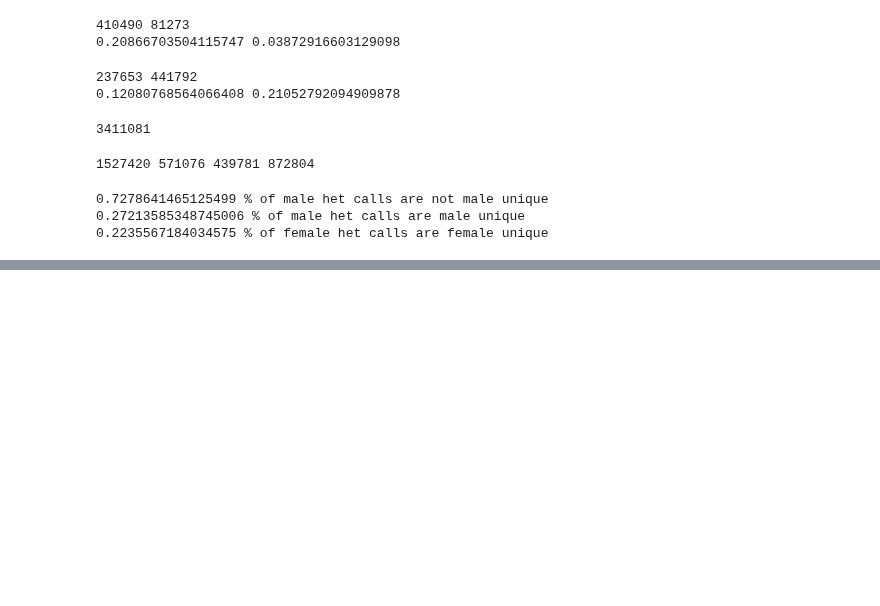
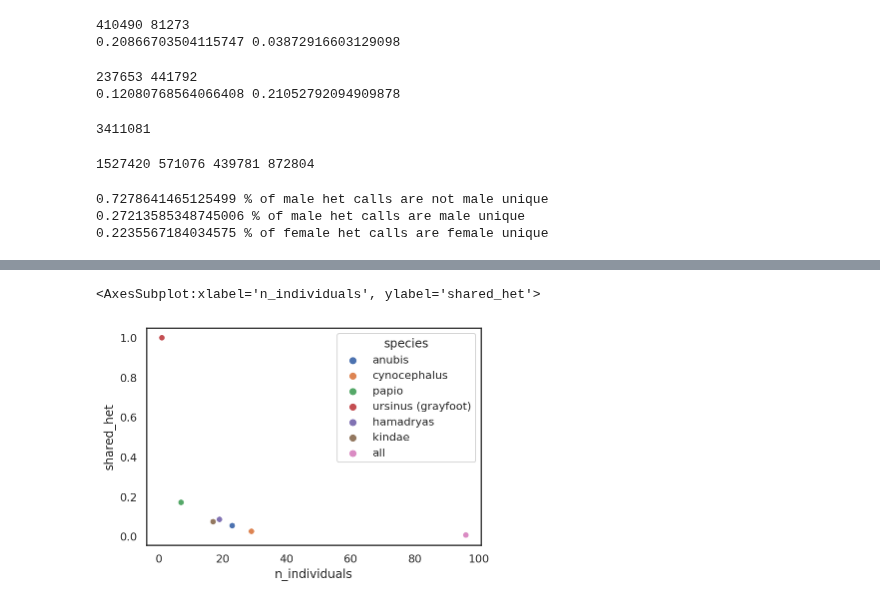
Before and after one commit to erikfogh/baboon_analysis, a Jupyter notebook: notebooks/Shared_Heterozygotes.ipynb, the cells around one changed output, grey strips where cells are left out. Saved outputs shown, nothing was run; the diff lists cells and outputs as text; code cells hidden in the pictures; blank space fills up the shorter version.

Commit message:
shared heterozygosity investigation

```diff
--- a/notebooks/Shared_Heterozygotes.ipynb
+++ b/notebooks/Shared_Heterozygotes.ipynb
@@ -117,0 +223,35 @@ print("{} % of female het calls are female unique".format(female_unique/het_fema
+# %%
+#Function to look at shared heterozygosity across species, male
+n = []
+all_het = []
+species_l = meta_data_samples.Species.unique().tolist()
+species_l.append("all")
+d_spectrum = {}
+for species in species_l:
+    #Filtering for individuals
+    if species == "all":
+        s = meta_data_samples.loc[(meta_data_samples.Sex == "M")].callset_index.values
+    else:
+        s = meta_data_samples.loc[(meta_data_samples.Species == species) &
+                                  (meta_data_samples.Sex == "M")].callset_index.values
+    gt_species = gt.take(s, axis=1)
+    #Filtering for biallelic
+    ac = gt_species.count_alleles()[:]
+    flt = (ac.max_allele() == 1)
+    gf = gt_species.compress(flt, axis=0)
+    #is_het returns a 2x2 ndarray, for each pos/indvididual combination. True=het.
+    het_or_not = gf.is_het()
+    het_l=[0]*(gt_species.n_samples+1)
+    c_l = list(range(gt_species.n_samples+1))
+    for i in range(len(het_or_not)):
+        c = het_or_not[i].sum()
+        het_l[c] += 1
+    n.append(gt_species.n_samples)
+    print(het_l)
+    d_spectrum[species+"_M"] = het_l
+    print(sum(het_l), het_l[gt_species.n_samples]/sum(het_l[1:]))
+    all_het.append(het_l[gt_species.n_samples]/sum(het_l[1:]))
+    print(species)
+d={"shared_het": all_het, "n_individuals": n, "species": species_l}
+df_species_male = pd.DataFrame(data=d)
+df_species_male["sex"]="M"
@@ -117,0 +276,5 @@ print("{} % of female het calls are female unique".format(female_unique/het_fema
+# %%
+sns.scatterplot(data = df_species_male, x="n_individuals", y="shared_het", hue="species")
+# %% [output]
+<AxesSubplot:xlabel='n_individuals', ylabel='shared_het'>
+[figure, added]
```
Also changed, not shown: parts of 19 cells of this notebook, 1 other file.
